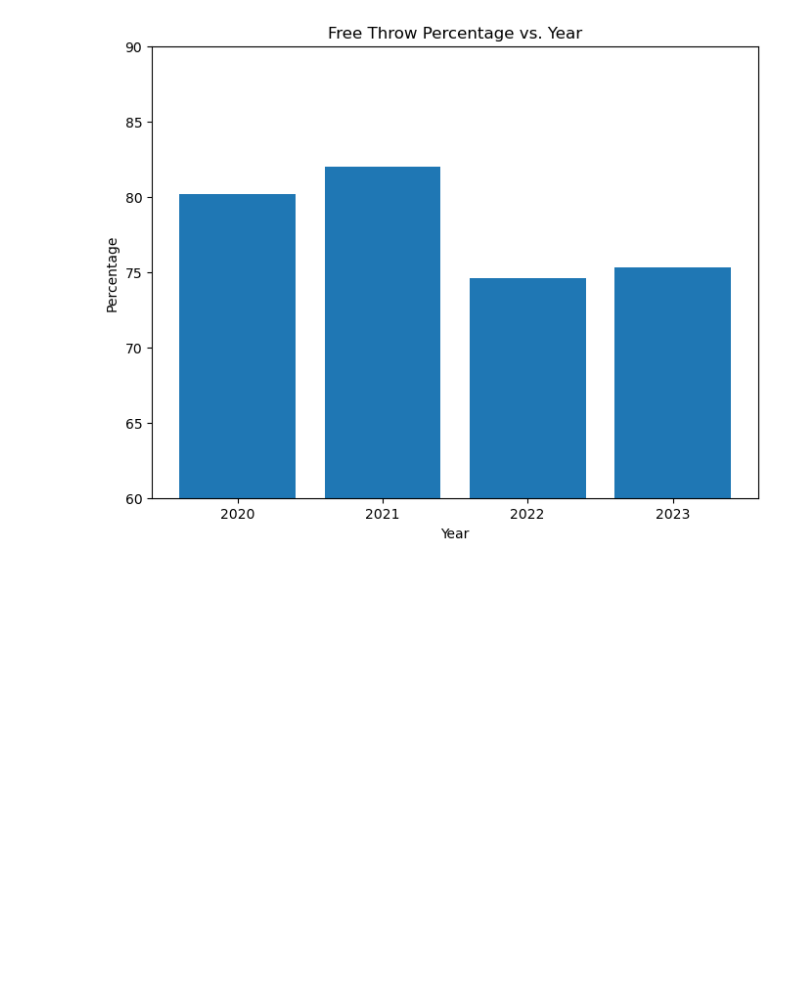
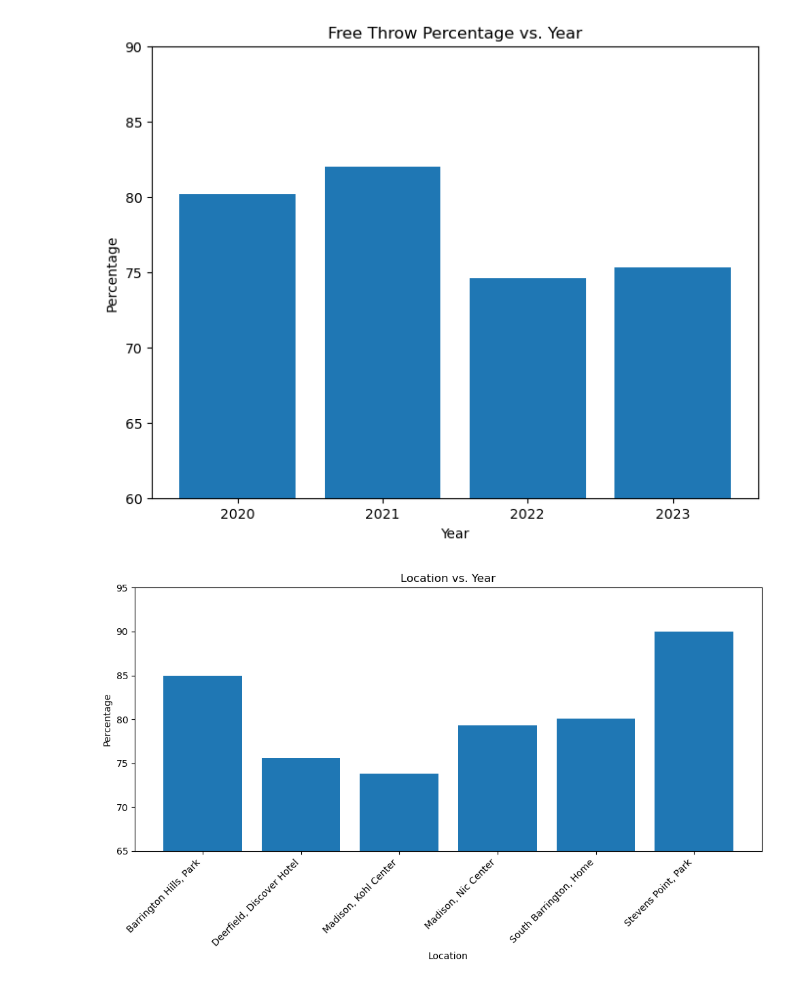
Before and after one commit to arnie12a/Free-Throw-Tracker, a Jupyter notebook: main.ipynb, the cells around one changed output. Drawn from its saved outputs; the diff is of its cells as text; code cells hidden in the pictures; blank space fills up the shorter version.

Commit message:
visuals are on the website now

```diff
--- a/main.ipynb
+++ b/main.ipynb
@@ -87,2 +88,22 @@ plt.show()
 # %% [output]
 [figure]
+# %%
+import matplotlib.pyplot as plt
+
+# Assuming location_df is your DataFrame
+
+fig, ax = plt.subplots(figsize=(10, 6))
+
+ax.bar(location_df['locationName'], location_df['percent'])
+ax.set_title("Location vs. Year")
+ax.set_xlabel('Location')
+ax.set_ylabel('Percentage')
+ax.set_ylim(65, 95)
+
+plt.xticks(rotation=45, ha='right')  # Rotate x-axis labels for better visibility
+plt.tight_layout()  # Adjust layout for better display
+
+plt.show()
+fig.savefig("static/locationPlot.png",format="png")
+# %% [output]
+[figure, added]
```
Also changed, not shown: parts of 2 cells of this notebook, 4 other files.
